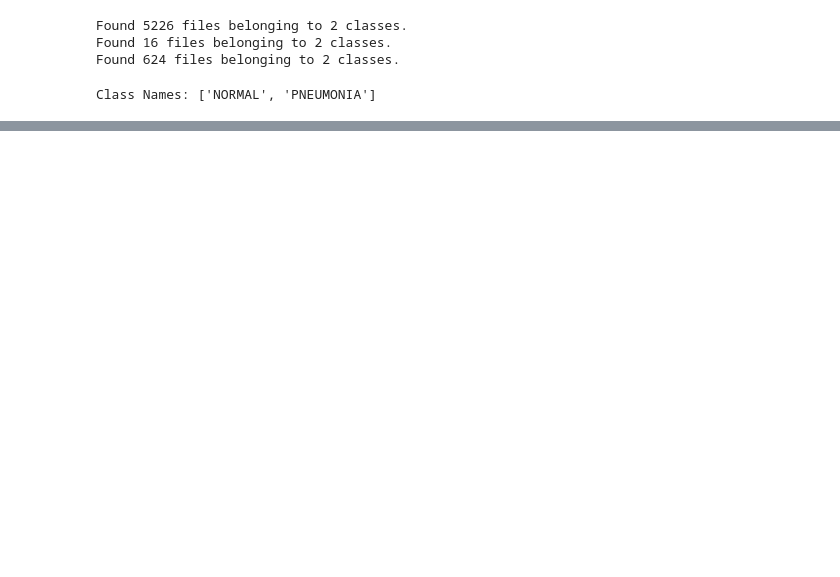
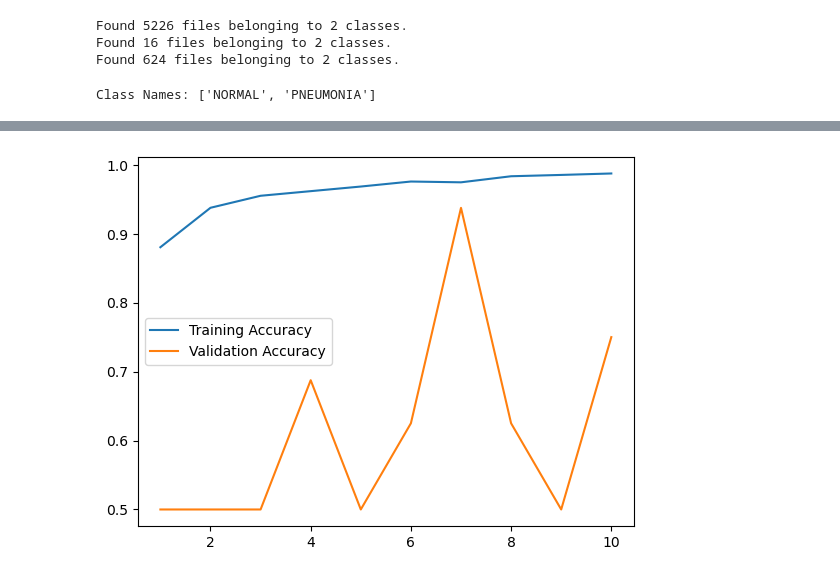
Before and after one commit to bishalanand/CNN-x_ray-imageclassification, a Jupyter notebook: X ray image classification.ipynb, the cells around one changed output, grey strips where cells are left out. Drawn from its saved outputs; the diff is of its cells as text; code cells hidden in the pictures; blank space fills up the shorter version.

```diff
--- a/X ray image classification.ipynb
+++ b/X ray image classification.ipynb
@@ -57,18 +67,26 @@ from tensorflow.keras import layers, models
 # %%
 model = models.Sequential([
-    data_augmentation,
+    layers.Input(shape=(100, 100, 1)),
 
-    layers.Conv2D(32, (3,3), activation='relu', input_shape=(224,224,1)),
+    layers.Conv2D(32, (3,3), padding='same'),
+    layers.BatchNormalization(),
+    layers.Activation('relu'),
     layers.MaxPooling2D((2,2)),
 
-    layers.Conv2D(64, (3,3), activation='relu'),
+
+    layers.Conv2D(64, (3,3), padding='same'),
+    layers.BatchNormalization(),
+    layers.Activation('relu'),
     layers.MaxPooling2D((2,2)),
+    layers.Dropout(0.5),
 
-    layers.Conv2D(128, (3,3), activation='relu'),
-    layers.MaxPooling2D((2,2)),
+
 
     layers.Flatten(),
-    layers.Dense(128, activation='relu'),
+    layers.Dense(64),
+    layers.BatchNormalization(),
+    layers.Activation('relu'),
     layers.Dropout(0.5),
-    layers.Dense(1, activation='sigmoid')   # binary classification
+
+    layers.Dense(1, activation='sigmoid')
 ])
@@ -75,6 +117,18 @@ model = models.Sequential([
 # %%
 model.compile(
-    optimizer='adam',
+    optimizer='adamW',
     loss='binary_crossentropy',
     metrics=['accuracy']
 )
+# %%
+early_stop = EarlyStopping(
+    monitor='val_loss',
+    patience=3,
+    restore_best_weights=True
+)
+history = model.fit(
+    train_ds,
+    validation_data=val_ds,
+    epochs=10,
+    callbacks=[early_stop]
+)
@@ -80,0 +162,10 @@ model.compile(
+# %%
+import numpy as np
+import matplotlib.pyplot as plt
+%matplotlib inline
+epoch_list = list(range(1, len(history.history['accuracy']) + 1))  # values for x axis [1, 2, ..., # of epochs]
+plt.plot(epoch_list, history.history['accuracy'], epoch_list, history.history['val_accuracy'])
+plt.legend(('Training Accuracy', 'Validation Accuracy'))
+plt.show()
+# %% [output]
+[figure, added]
```
Also changed, not shown: parts of 9 cells of this notebook.
